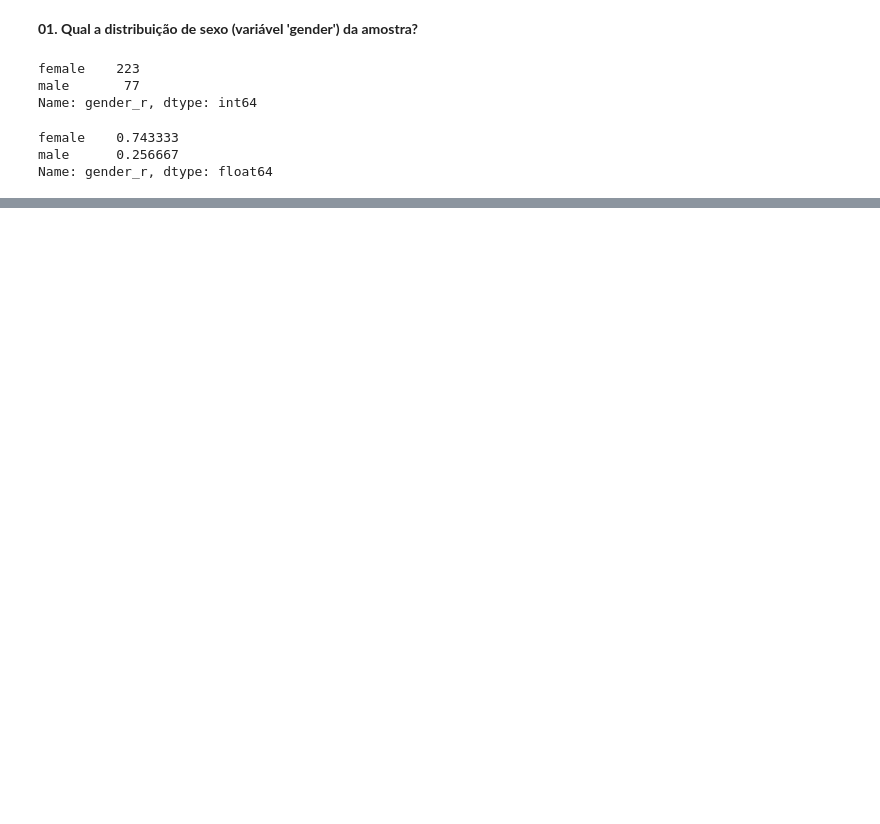
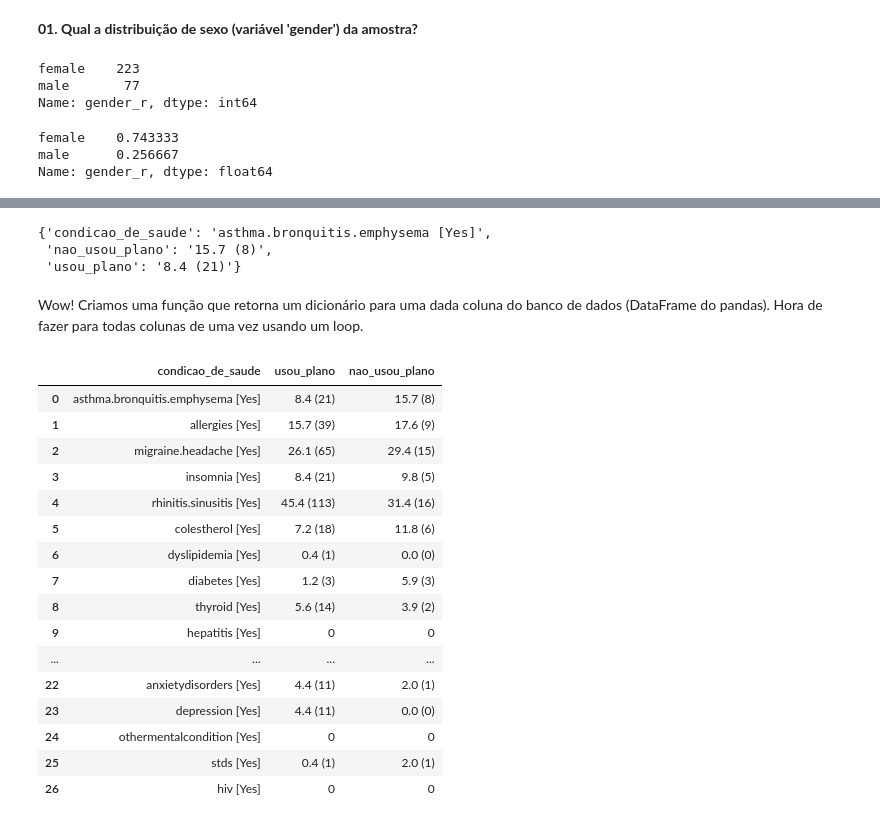
Before and after one commit to zetta-academy/exp-curso-python-saude, a Jupyter notebook: PySaude_03_python_analise_exploratoria_de_dados.ipynb, the cells around one changed output, grey strips where cells are left out. Cells and saved outputs as stored; diff of their text form; code cells hidden in the pictures; blank space fills up the shorter version.

```diff
--- a/PySaude_03_python_analise_exploratoria_de_dados.ipynb
+++ b/PySaude_03_python_analise_exploratoria_de_dados.ipynb
@@ -209,0 +237,65 @@ plt.show()
+# %%
+# 2.. Combinar Múltiplas tabelas
+# Primeiro, vamos criar uma função que retorna um dicionário com algumas
+# informações da função crosstab do pandas. Depois iremos combiná-las
+# em num dicionário que possui o nome da coluna, informações em números
+# absolutos e percentagens combinadas. Caso não exista nenhuma pessoa por
+# condição de saúde iremos retornar um dicionário com 0 casos.
+
+def create_table_row(col_name):
+  # Criar tabelas de frequência e percentagens para uma dada
+  # coluna 'col_name'.
+  table_freq = pd.crosstab(data[col_name], data['has_used_prior_ha'])
+  table_perc = pd.crosstab(data[col_name], data['has_used_prior_ha'],
+                          normalize='columns').round(3) * 100
+  try:
+    # Selecionar trechos das tabelas e combiná-los no dicionário.
+    my_dict = {'condicao_de_saude': col_name + ' [Yes]',
+              'usou_plano': str(table_perc.T.loc['Yes'][1].round(1)) +
+              ' (' + str(table_freq.T.loc['Yes'][1]) + ')',
+              'nao_usou_plano': str(table_perc.T.loc['No'][1].round(1)) +
+              ' (' + str(table_freq.T.loc['No'][1]) + ')'}
+  except:
+    # Se os trechos tiverem zero, retornar dicionário com zero.
+    my_dict = {'condicao_de_saude': col_name + ' [Yes]',
+              'usou_plano': str(0),
+              'nao_usou_plano': str(0)}
+
+  return my_dict
+
+# Testar para uma condição de saúde
+create_table_row('asthma.bronquitis.emphysema')
+# %% [output]
+{'condicao_de_saude': 'asthma.bronquitis.emphysema [Yes]',
+ 'nao_usou_plano': '15.7 (8)',
+ 'usou_plano': '8.4 (21)'}
+# %% [markdown]
+Wow! Criamos uma função que retorna um dicionário para uma dada coluna do banco de dados (DataFrame do pandas). Hora de fazer para todas colunas de uma vez usando um loop.
+# %%
+# Primeiro vamos criar uma lista vazia e adicionar os dicionários com valores
+# para cada coluna usando as colunas. As colunas sobre presença de risco estão
+# entre os índices 30 a 56. Como os slices no python são não inclusivos,
+# iremos até 57.
+list_of_rows = []                                   # 1.Cria lista vazia
+for row in data.columns[30:57]:                     # 2.Cria iteração para colunas
+  list_of_rows.append(create_table_row(row))        # 3.Adiciona dicionário à lista
+final_df = pd.DataFrame(list_of_rows)               # 4.Converte lista de dicionários
+final_df                                            #   em lista.
+# %% [output]
+|  | condicao_de_saude | usou_plano | nao_usou_plano |
+| 0 | asthma.bronquitis.emphysema [Yes] | 8.4 (21) | 15.7 (8) |
+| 1 | allergies [Yes] | 15.7 (39) | 17.6 (9) |
+| 2 | migraine.headache [Yes] | 26.1 (65) | 29.4 (15) |
+| 3 | insomnia [Yes] | 8.4 (21) | 9.8 (5) |
+| 4 | rhinitis.sinusitis [Yes] | 45.4 (113) | 31.4 (16) |
+| 5 | colestherol [Yes] | 7.2 (18) | 11.8 (6) |
+| 6 | dyslipidemia [Yes] | 0.4 (1) | 0.0 (0) |
+| 7 | diabetes [Yes] | 1.2 (3) | 5.9 (3) |
+| 8 | thyroid [Yes] | 5.6 (14) | 3.9 (2) |
+| 9 | hepatitis [Yes] | 0 | 0 |
+| ... | ... | ... | ... |
+| 22 | anxietydisorders [Yes] | 4.4 (11) | 2.0 (1) |
+| 23 | depression [Yes] | 4.4 (11) | 0.0 (0) |
+| 24 | othermentalcondition [Yes] | 0 | 0 |
+| 25 | stds [Yes] | 0.4 (1) | 2.0 (1) |
+| 26 | hiv [Yes] | 0 | 0 |
```
Also changed, not shown: parts of 18 cells of this notebook.
